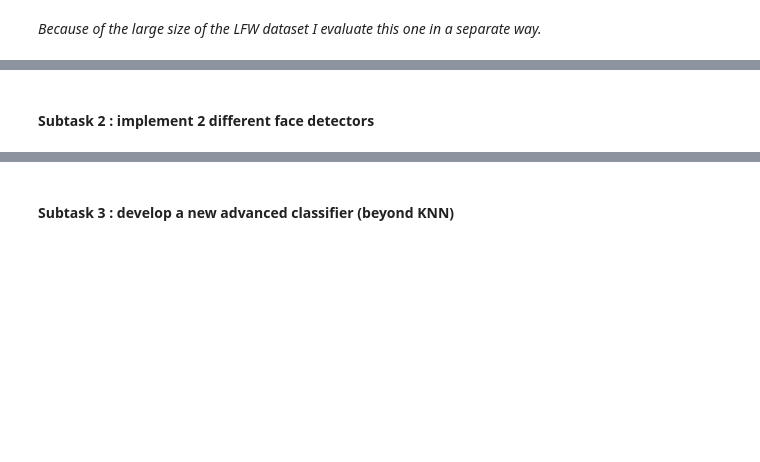
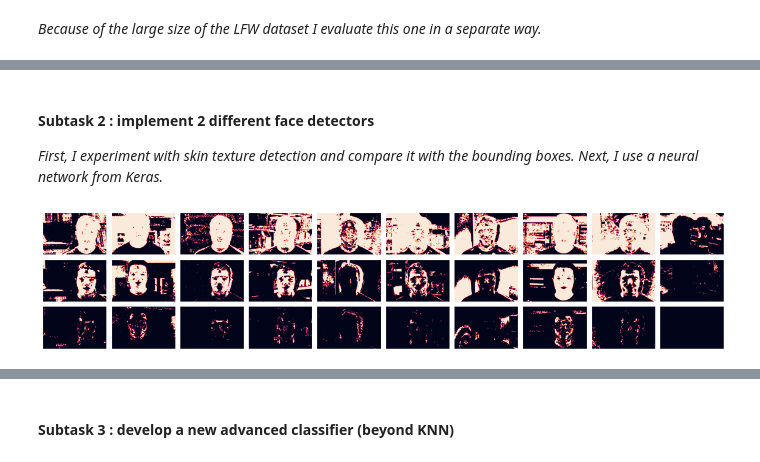
Before and after one commit to BrunoVandekerkhove/biometric-systems, a Jupyter notebook: face_recognition/facial_recognition.ipynb, the cells around one changed output, grey strips where cells are left out. Saved outputs shown, nothing was run; the diff lists cells and outputs as text; code cells hidden in the pictures; blank space fills up the shorter version.

Commit message:
Skin texture & Neural Network face detection

```diff
--- a/face_recognition/facial_recognition.ipynb
+++ b/face_recognition/facial_recognition.ipynb
@@ -51,12 +51,11 @@ face_size=(47, 47) # size of each face after preprocessing
 import pandas as pd
 
 def read_img(imagePath):
-    # Load the image and convert it to grayscale
-    gray = cv2.imread(str(imagePath), cv2.IMREAD_GRAYSCALE)
+    img = cv2.imread(str(imagePath), cv2.IMREAD_COLOR) # cv2.IMREAD_GRAYSCALE
     # ROI (region of interest), and resize it to a canonical size
     imagePathStem = str(imagePath.stem)
     k = int(imagePathStem[imagePathStem.rfind("_") + 1:][:4]) - 1
-    return gray, imagePath.parent.name
+    return img, imagePath.parent.name
 
 # Grab in all the subdirs all the image paths associated with the faces
 datasetPath = Path("CalTechFacesDirs")
@@ -64,15 +63,16 @@ imagePaths = list(datasetPath.glob("*/*.jpg"))
 
 # Read image and label information
 read_images_path = './pickle/caltech.p'
-if os.path.isfile(read_images_path):
+if False and os.path.isfile(read_images_path):
   saved_pickle_file = open(read_images_path, 'rb')
-  data = pickle.load(saved_pickle_file)
+  (data,data_color) = pickle.load(saved_pickle_file)
 else:
   imgs = [read_img(imagePath) for imagePath in tqdm_notebook(imagePaths)]
-  data = pd.DataFrame(imgs, columns =['images', 'target']).to_dict('list')
+  data_color = pd.DataFrame(imgs, columns =['images', 'target']).to_dict('list')
+  gray_imgs = [(cv2.cvtColor(i,cv2.COLOR_BGR2GRAY),p) for (i,p) in imgs]
+  data = pd.DataFrame(gray_imgs, columns =['images', 'target']).to_dict('list')
   tosave_pickle_file = open(read_images_path, 'wb')
-  pickle.dump(data, tosave_pickle_file)
-
+  pickle.dump((data,data_color), tosave_pickle_file)
 
 # Check if all images were found successfully (5 images were removed from the original set)
 assert len(data['images']) == len(data['target']) == 445
@@ -971,2 +969,40 @@ AttributeError: ignored
-# %% [markdown]
-#### Subtask 2 : implement 2 different face detectors
+# %% [markdown]
+#### Subtask 2 : implement 2 different face detectors
+
+*First, I experiment with skin texture detection and compare it with the bounding boxes. Next, I use a neural network from Keras.*
+# %%
+# Skin detection approach
+from scripts import skin_detector
+
+class FaceDetectionTexture(FaceDetectionStrategy):
+  """A class for detecting faces using skin detection."""
+  def __init__(self):
+    super().__init__("Skin detection")
+  def detect(self, image, minsize):
+    mask = skin_detector.process(image, thresh=0.9)
+    contours, _ = cv2.findContours(mask, cv2.RETR_EXTERNAL, cv2.CHAIN_APPROX_SIMPLE)
+    largest_contour, max_area = None, 0
+    minx, miny, maxx, maxy = 0, 0, 0, 0
+    for i in range(len(contours)):
+      contour = contours[i]
+      (x, y, width, height) = cv2.boundingRect(contour)
+      minx, miny, maxx, maxy = min(minx,x), min(miny,y), max(maxx,x+width), max(maxy,y+height)
+      if width * height > max_area:
+        largest_contour = (x, y, width, height)
+    return [largest_contour] if largest_contour is not None else [] # can also use combined contour
+
+# Detect faces and visualise results
+detection_strategy = FaceDetectionTexture()
+#faces_skin = detection_strategy.detect_multi(data_color['images'][1:10], data_color['target'][1:10], paths=imagePaths[1:10])
+center_plots()
+fig = plt.figure(figsize=(20, 20))
+grid = ImageGrid(fig, 111, nrows_ncols=(3, 10), axes_pad=0.1)
+i = 0
+for ax, im in zip(grid, data_color['images'][1:11]*3):
+    i += 1
+    ax.imshow(skin_detector.process(im, thresh=0.3*(i//10)+0.3))
+    ax.get_xaxis().set_visible(False)
+    ax.get_yaxis().set_visible(False)
+plt.show()
+# %% [output]
+[figure, added]
```
Also changed, not shown: parts of 8 cells of this notebook.
